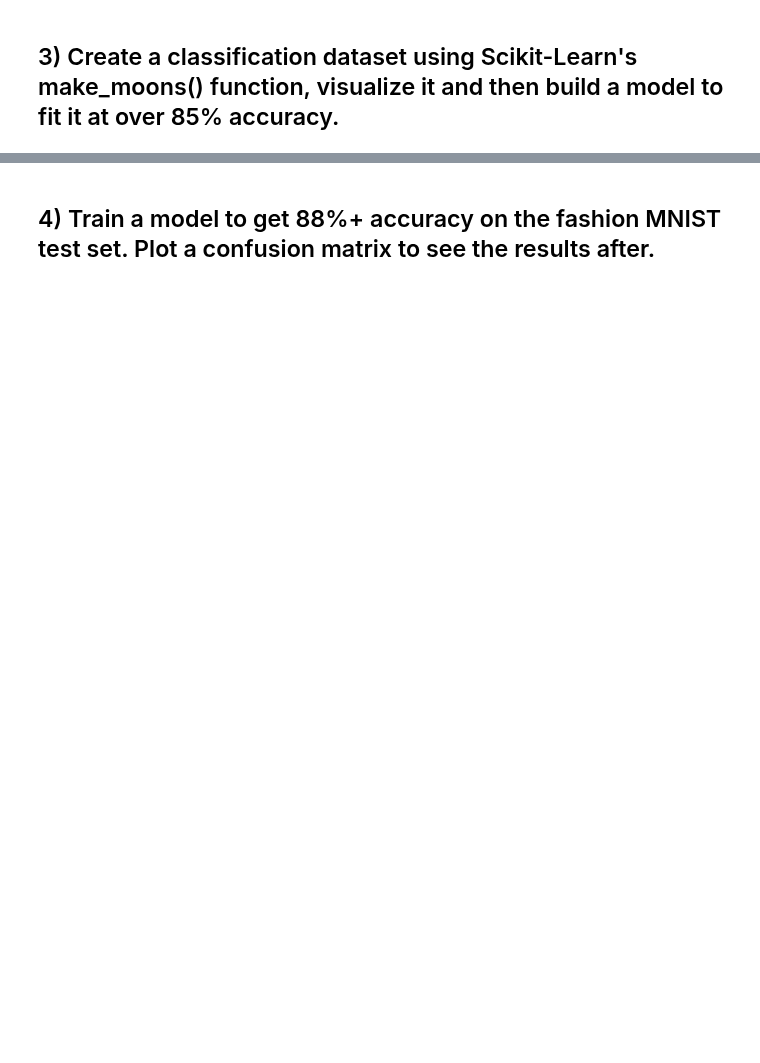
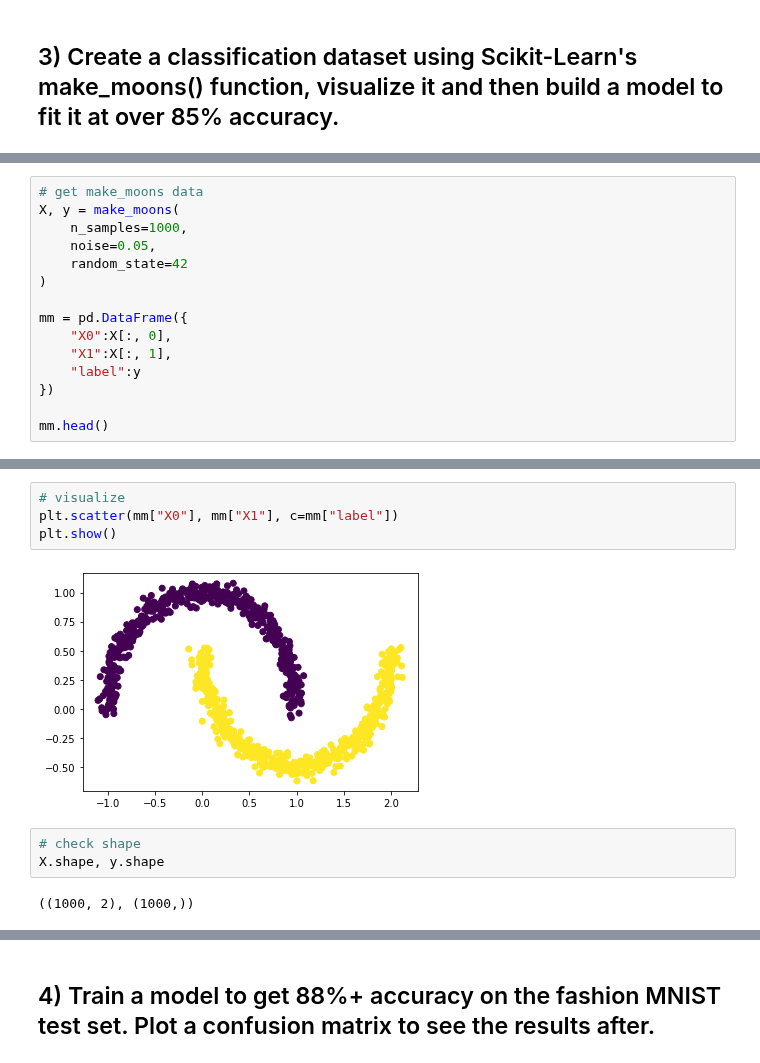
Before and after one commit to hiydavid/tfdev-learning, a Jupyter notebook: ZTM/exercises/tfdev_exercise_02.ipynb, the cells around one changed output, grey strips where cells are left out. Saved outputs shown, nothing was run; the diff lists cells and outputs as text; blank space fills up the shorter version.

```diff
--- a/ZTM/exercises/tfdev_exercise_02.ipynb
+++ b/ZTM/exercises/tfdev_exercise_02.ipynb
@@ -24,2 +27,17 @@ from sklearn.preprocessing import MinMaxScaler, OneHotEncoder
 
 tf.random.set_seed(42)
+# %%
+# get make_moons data
+X, y = make_moons(
+    n_samples=1000,
+    noise=0.05,
+    random_state=42
+)
+
+mm = pd.DataFrame({
+    "X0":X[:, 0],
+    "X1":X[:, 1],
+    "label":y
+})
+
+mm.head()
@@ -25,0 +51,11 @@ tf.random.set_seed(42)
+# %%
+# visualize
+plt.scatter(mm["X0"], mm["X1"], c=mm["label"])
+plt.show()
+# %% [output]
+[figure, added]
+# %%
+# check shape
+X.shape, y.shape
+# %% [output]
+((1000, 2), (1000,))
```
Also changed, not shown: parts of 25 cells of this notebook.
